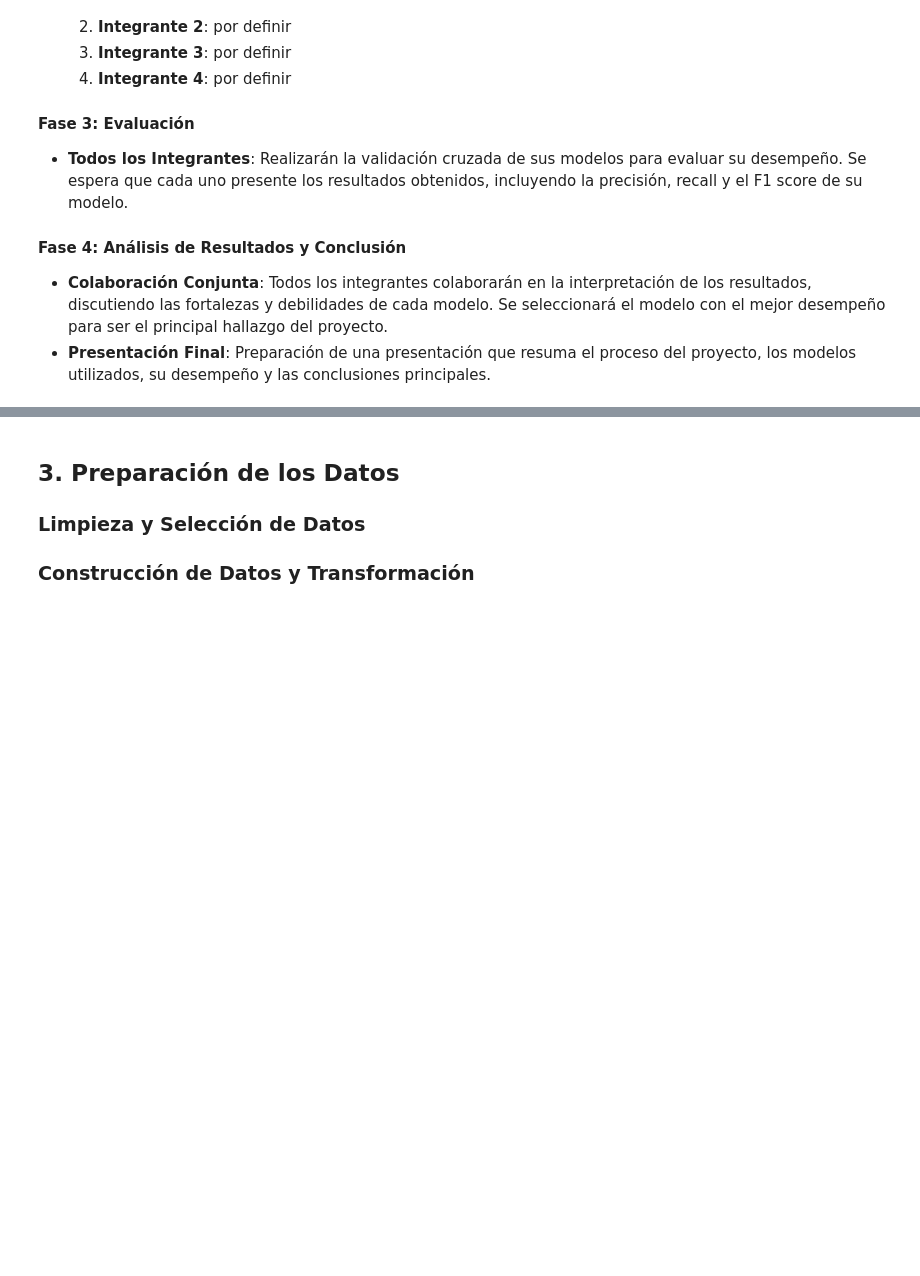
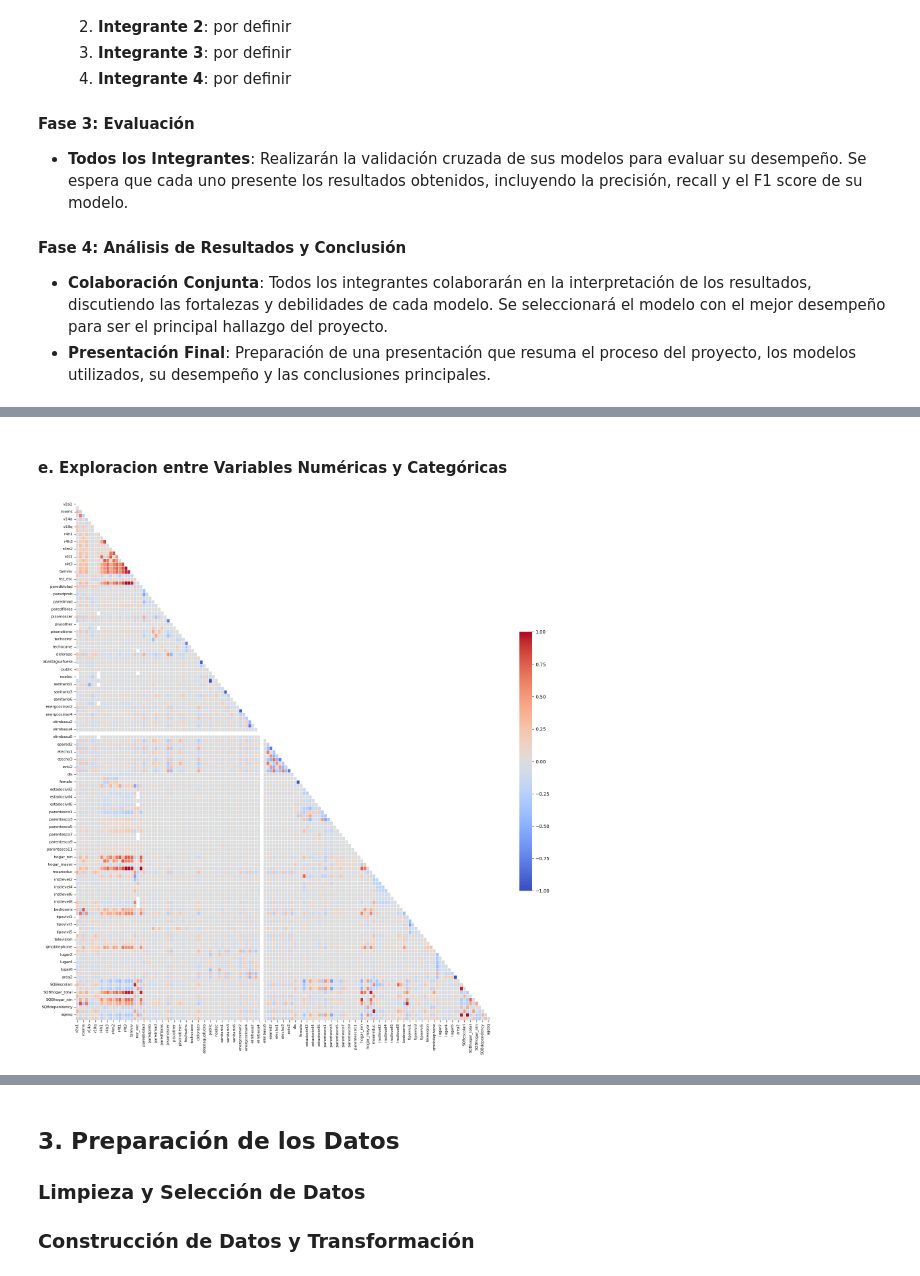
Before and after one commit to hart-venus/proyecto_ia, a Jupyter notebook: main.ipynb, the cells around one changed output, grey strips where cells are left out. Drawn from its saved outputs; the diff is of its cells as text; code cells hidden in the pictures; blank space fills up the shorter version.

Commit message:
Parte 2/Falta explorar más datos

```diff
--- a/main.ipynb
+++ b/main.ipynb
@@ -89,0 +333,31 @@ Claro, vamos a detallar la terminología y luego elaborar un plan de proyecto qu
+# %% [markdown]
+#### e. Exploracion entre Variables Numéricas y Categóricas
+# %%
+# @hidden_cell.
+
+# Filtra las columnas para excluir datos no numéricos antes de calcular la correlación
+# Excluye también columnas como 'Id' que son identificadores únicos y no deben incluirse
+numeric_cols = train.select_dtypes(include=[np.number]).columns.tolist()
+non_id_cols = [col for col in numeric_cols if col not in ['Id', 'otra_columna_id']]
+correlation_matrix = train[non_id_cols].corr()
+
+# Ajustar el tamaño del gráfico
+plt.figure(figsize=(20, 20))
+
+
+# Configurar el umbral de correlación
+threshold = 0.5  # Muestra correlaciones significativas
+
+# Máscara para ocultar la parte superior derecha de la matriz, ya que es una duplicación de la parte inferior izquierda
+mask = np.triu(np.ones_like(correlation_matrix, dtype=bool))
+
+# Crear el mapa de calor con la máscara y la relación de aspecto correcta
+sns.heatmap(correlation_matrix, mask=mask, cmap='coolwarm', center=0,
+            linewidths=.5, annot=False, fmt=".2f", cbar_kws={"shrink": .5})
+
+# Mejorar las etiquetas de los ejes para la legibilidad
+plt.xticks(rotation=90, fontsize=8)
+plt.yticks(fontsize=8)
+plt.show()
+# %% [output]
+[figure, added]
```
Also changed, not shown: parts of 19 cells of this notebook, 3 other files.
